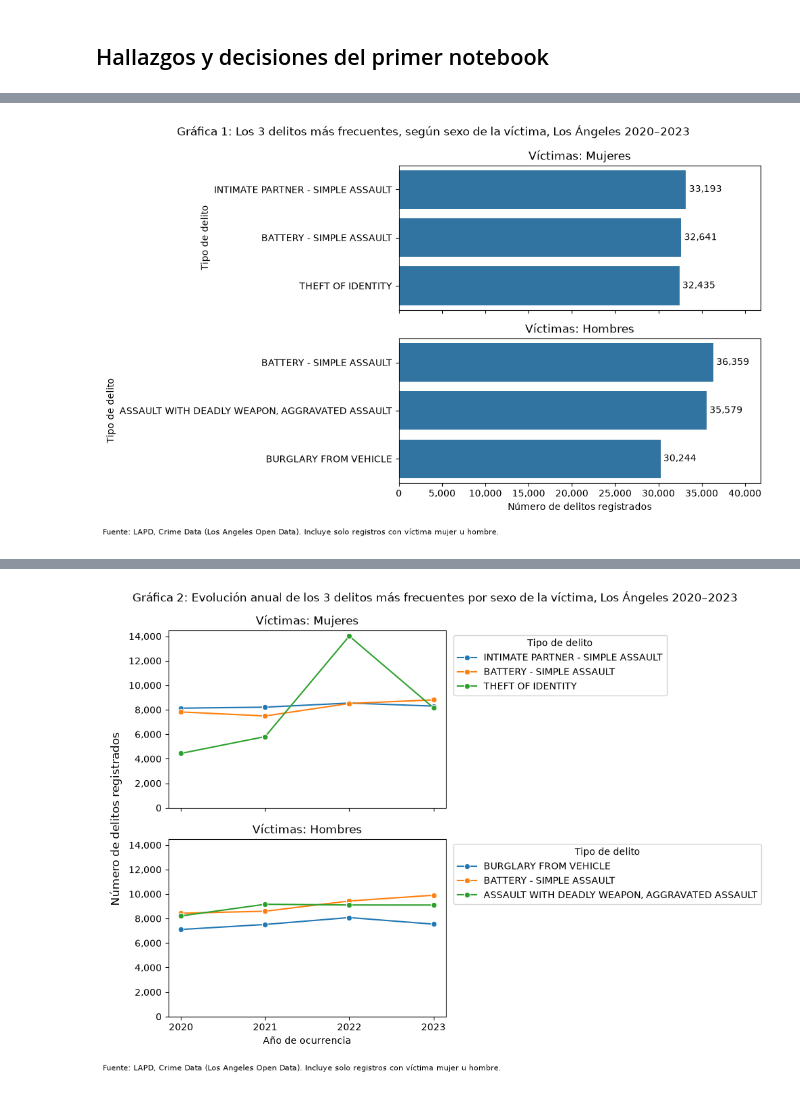
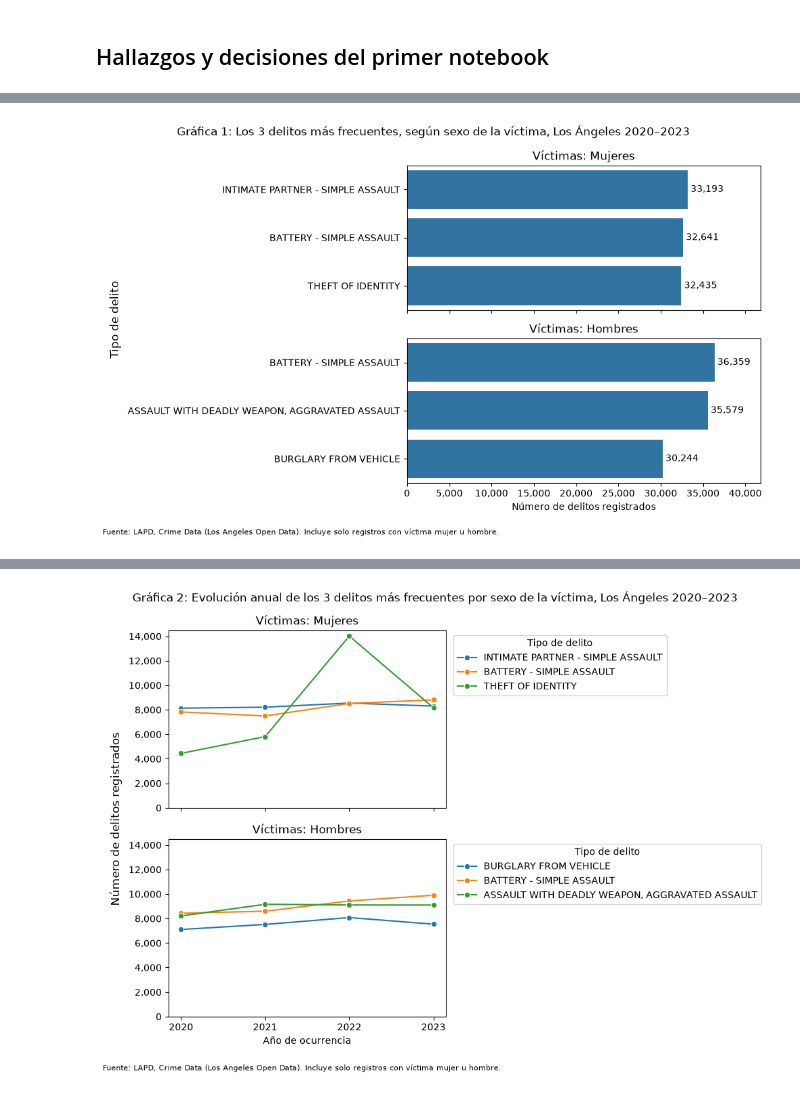
Before and after one commit to dulcetorres220799/progra-gatos, a Jupyter notebook: notebooks/nb02_preguntas_visualizaciones.ipynb, the cells around one changed output, grey strips where cells are left out. Drawn from its saved outputs; the diff is of its cells as text; code cells hidden in the pictures.

```diff
--- a/notebooks/nb02_preguntas_visualizaciones.ipynb
+++ b/notebooks/nb02_preguntas_visualizaciones.ipynb
@@ -97,30 +108,31 @@ Los 3 delitos más frecuentes en hombres, 2020-2023:
 # %%
 fig, axes = plt.subplots(2, 1, figsize=(10, 6), sharex=True)
 
 # Panel superior: mujeres
 sns.barplot(data=df_muj, x="n_delitos", y="delito", ax=axes[0])
 axes[0].set_title("Víctimas: Mujeres")
-axes[0].set_ylabel("Tipo de delito")
+axes[0].set_ylabel("")
 axes[0].bar_label(axes[0].containers[0], fmt="{:,.0f}", padding=3)
 
 # Panel inferior: hombres
 sns.barplot(data=df_hom, x="n_delitos", y="delito", ax=axes[1])
 axes[1].set_title("Víctimas: Hombres")
-axes[1].set_ylabel("Tipo de delito")
+axes[1].set_ylabel("")
 axes[1].set_xlabel("Número de delitos registrados")
 axes[1].bar_label(axes[1].containers[0], fmt="{:,.0f}", padding=3)
 
 # Eje X: separador de miles y espacio extra para las cifras
 limite = max(df_muj["n_delitos"].max(), df_hom["n_delitos"].max()) * 1.15
 axes[1].set_xlim(0, limite)
 axes[1].xaxis.set_major_formatter("{x:,.0f}")
 
 fig.suptitle("Gráfica 1: Los 3 delitos más frecuentes, según sexo de la víctima, Los Ángeles 2020–2023")
+fig.supylabel("Tipo de delito")
 fig.text(0.01, -0.03, "Fuente: LAPD, Crime Data (Los Angeles Open Data). "
                      "Incluye solo registros con víctima mujer u hombre.", fontsize=8)
 fig.tight_layout()
 fig.savefig("../docs/imgs/figura_01.png", dpi=160, bbox_inches="tight")
 plt.show()
 # %% [output]
-[figure, old version]
+[figure, new version]
 # %% [markdown]
```
Also changed, not shown: parts of 13 cells of this notebook, 3 other files.
